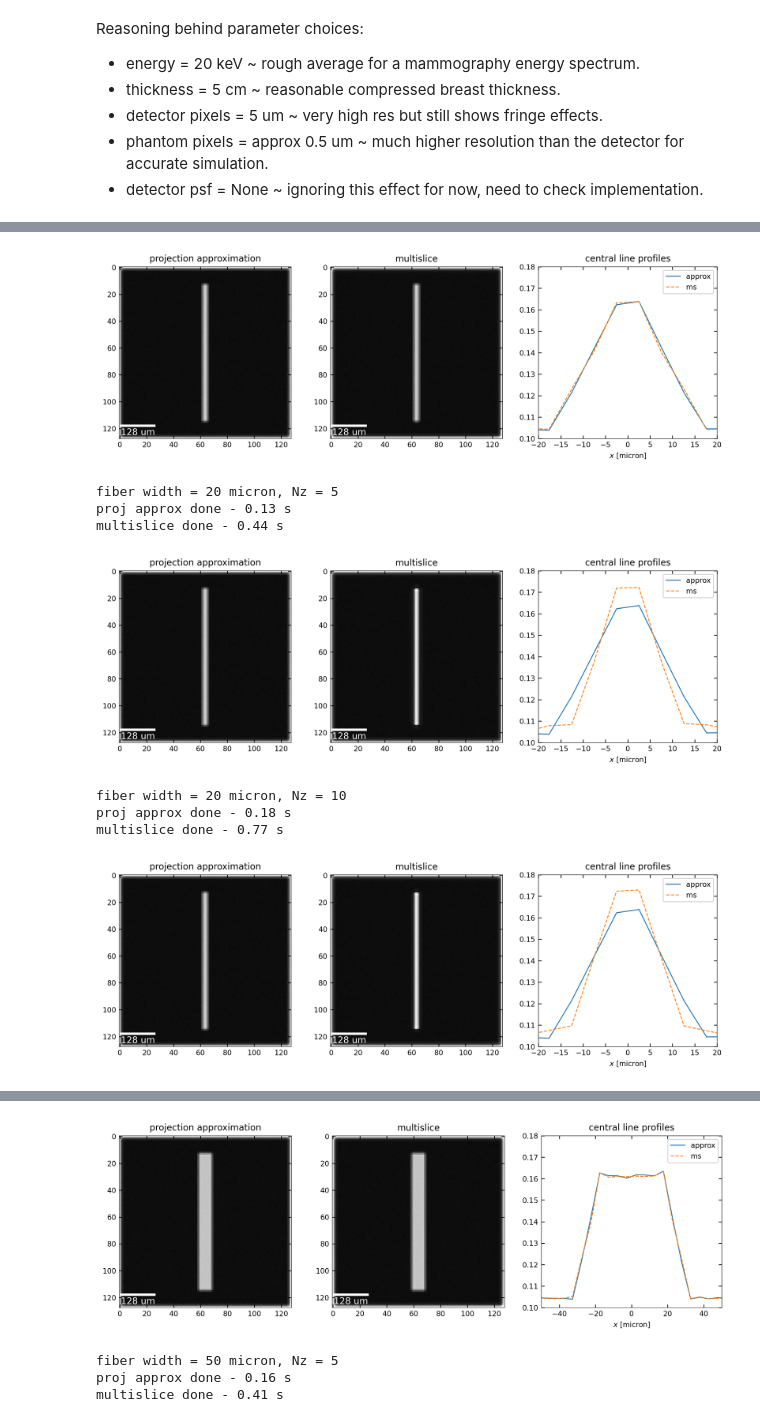
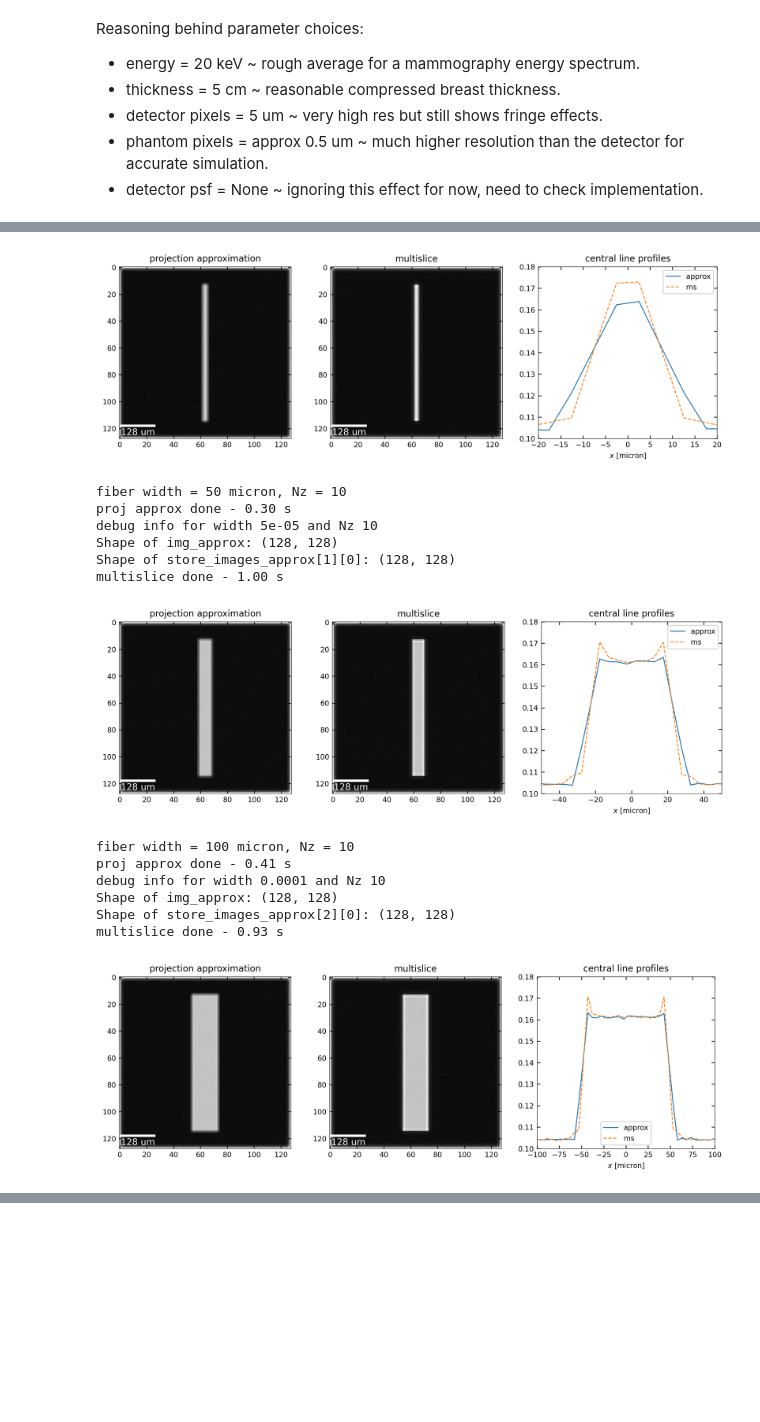
Before and after one commit to gjadick/spectral-xpci, a Jupyter notebook: aapm2025-multislice.ipynb, the cells around one changed output, grey strips where cells are left out. Drawn from its saved outputs; the diff is of its cells as text; code cells hidden in the pictures; blank space fills up the shorter version.

Commit message:
troubleshooting saving arrays with jax

```diff
--- a/aapm2025-multislice.ipynb
+++ b/aapm2025-multislice.ipynb
@@ -87,15 +87,29 @@ det_fwhm = 1e-6
 
 # Variables:
 fiber_width_list = [20e-6, 50e-6, 100e-6]
-Nz_list = [1, 5, 10]
+Nz_list = [10]
 
 print(f'detector px = {det_dx*1e6:.1f} um, E = {energy:.0f} keV, thickness = {thickness*1e3:.1f} mm ==> NF = {NF(det_dx, energy, thickness):.2f}')
 
 ##########################################
+### arrays to save the images for tiling later
+
+# I will crop the fringe off the images ahead of time to minimize runtime.
+# The fastest way to reverse this is to set fringe_crop_px = 0.
+fringe_crop_px = 0                               # number of pixels to crop off *each* edge of the images
+img_height = det_shape[0] - (2*fringe_crop_px)   # "height" as in number of rows
+img_width = det_shape[1] - (2*fringe_crop_px)    # "width" as in number of columns
+img_shape = (img_height, img_width)
+
+# each array is 3D overall: a 2D array of images
+store_images_approx = jnp.zeros((len(fiber_width_list), len(Nz_list), *img_shape))
+store_images_multi = jnp.zeros((len(fiber_width_list), len(Nz_list), *img_shape))
+
+##########################################
 ### loop over widths & Nz
 
-for fiber_width in fiber_width_list:
-    for Nz in Nz_list:
+for i, fiber_width in enumerate(fiber_width_list):
+    for j, Nz in enumerate(Nz_list):
         print(f'fiber width = {fiber_width*1e6:.0f} micron, Nz = {Nz}')
 
         # Compute dependent parameters & make the phantom.
@@ -111,9 +125,26 @@ for fiber_width in fiber_width_list:
         img_approx = simulate_projection(beta_proj, delta_proj, dx, N, det_shape, det_dx, det_fwhm, energy, propdist, I0, det_psf=det_psf)
         print(f'proj approx done - {time() - t0:.2f} s')
 
+        # troubleshooting array storage
+        # store_images_approx[i][j] = norm_img_array(img_approx[fringe_crop_px:-fringe_crop_px, fringe_crop_px:-fringe_crop_px], vmin, vmax)
+        # store_images_approx[i][j] = img_approx[fringe_crop_px:-fringe_crop_px, fringe_crop_px:-fringe_crop_px]
+        # store_images_approx[i][j] = img_approx
+
+        print(f"debug info for width {fiber_width} and Nz {Nz}")
+        print(f"Shape of img_approx: {img_approx.shape}")
+        print(f"Shape of store_images_approx[{i}][{j}]: {store_images_approx[i][j].shape}")
+
+        if img_approx.shape == store_images_approx[i][j].shape:
+            store_images_approx = store_images_approx.at[i, j].set(img_approx)
+        else:
+            print(f"Shape mismatch: img_approx.shape={img_approx.shape}, store_images_approx[{i}][{j}].shape={store_images_approx[i][j].shape}")
+
+
         t0 = time()
         img_ms = simulate_multislice(obj_beta, obj_delta, dx, dz, N, Nz, det_shape, det_dx, det_fwhm, energy, propdist, I0, det_psf=det_psf)
         print(f'multislice done - {time() - t0:.2f} s')
+
+        store_images_multi = store_images_multi.at[i, j].set(img_ms)
 
 
         # View the images.
@@ -154,9 +188,15 @@ multislice done - 0.27 s
-[figure, old version]
+[figure, new version]
-fiber width = 20 micron, Nz = 5
-proj approx done - 0.13 s
-multislice done - 0.44 s
+fiber width = 50 micron, Nz = 10
+proj approx done - 0.30 s
+debug info for width 5e-05 and Nz 10
+Shape of img_approx: (128, 128)
+Shape of store_images_approx[1][0]: (128, 128)
+multislice done - 1.00 s
-[figure, old version]
+[figure, new version]
-fiber width = 20 micron, Nz = 10
-proj approx done - 0.18 s
-multislice done - 0.77 s
+fiber width = 100 micron, Nz = 10
+proj approx done - 0.41 s
+debug info for width 0.0001 and Nz 10
+Shape of img_approx: (128, 128)
+Shape of store_images_approx[2][0]: (128, 128)
+multislice done - 0.93 s
-[figure, old version]
+[figure, new version]
@@ -166,4 +204,0 @@ multislice done - 0.16 s
-[figure, removed]
-fiber width = 50 micron, Nz = 5
-proj approx done - 0.16 s
-multislice done - 0.41 s
```
Also changed, not shown: parts of 11 cells of this notebook, 1 other file.
